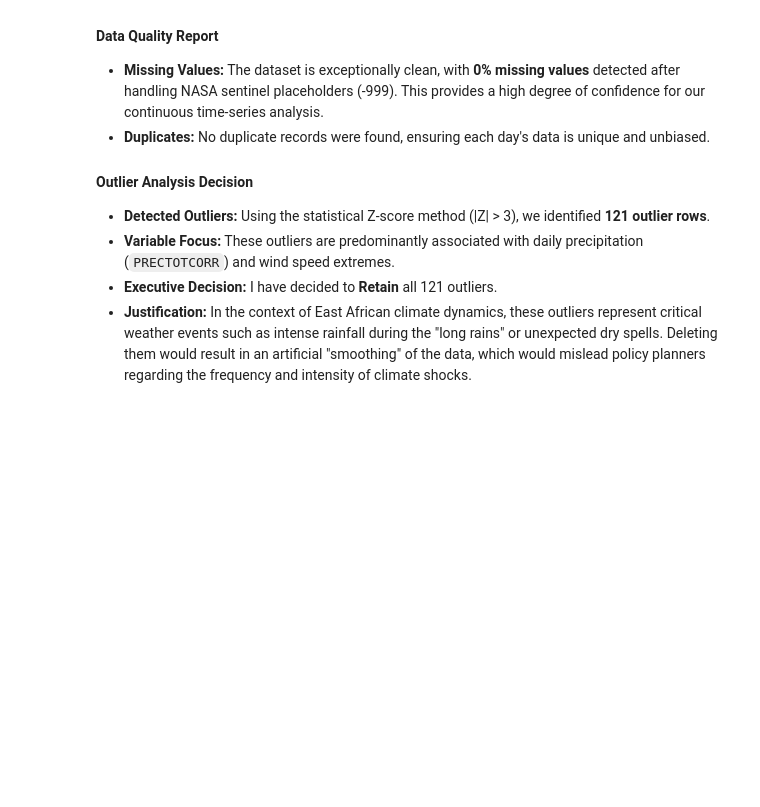
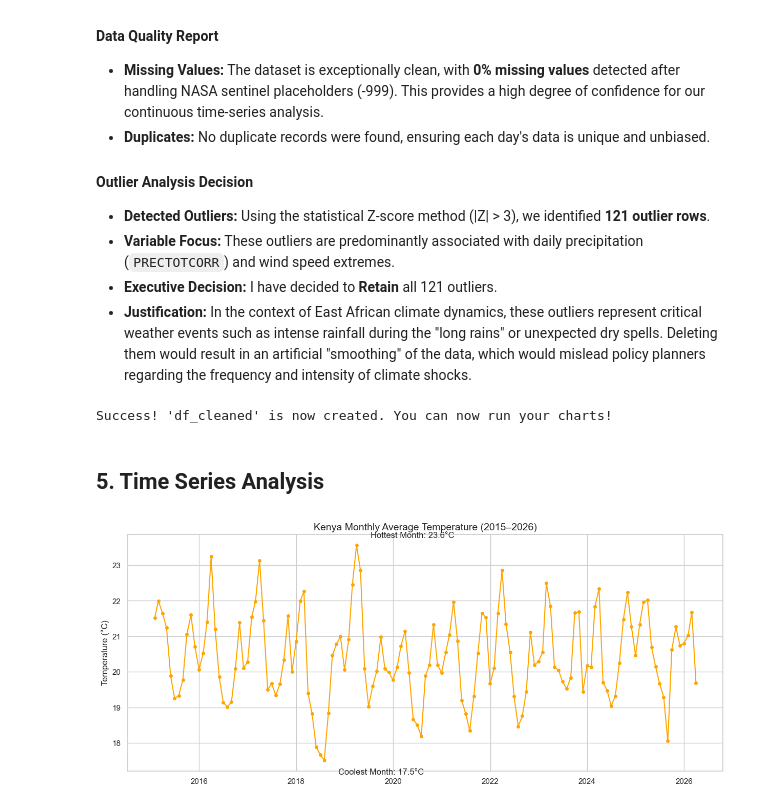
Before and after one commit to SimretAbebe/climate-challenge-week0, a Jupyter notebook: notebooks/kenya_eda.ipynb, the cells around one changed output. Drawn from its saved outputs; the diff is of its cells as text; code cells hidden in the pictures; blank space fills up the shorter version.

Commit message:
docs: add time series visualizations and interpretation for Kenya

```diff
--- a/notebooks/kenya_eda.ipynb
+++ b/notebooks/kenya_eda.ipynb
@@ -143,3 +145,38 @@ Total outlier rows detected in Kenya: 121
 - **Variable Focus:** These outliers are predominantly associated with daily precipitation (`PRECTOTCORR`) and wind speed extremes.
 - **Executive Decision:** I have decided to **Retain** all 121 outliers.
 - **Justification:** In the context of East African climate dynamics, these outliers represent critical weather events such as intense rainfall during the "long rains" or unexpected dry spells. Deleting them would result in an artificial "smoothing" of the data, which would mislead policy planners regarding the frequency and intensity of climate shocks.
+# %%
+# This line creates the 'df_cleaned' box that my chart is looking for
+df_cleaned = df.ffill()
+
+# This line saves my hard work to a file
+df_cleaned.to_csv('../data/kenya_clean.csv', index=False)
+
+print("Success! 'df_cleaned' is now created. You can now run your charts!")
+# %% [output]
+Success! 'df_cleaned' is now created. You can now run your charts!
+# %% [markdown]
+## 5. Time Series Analysis
+# %%
+# 1. Resample to Monthly Averages - using only numeric columns
+monthly_df = df_cleaned.resample('ME', on='Date').mean(numeric_only=True)
+
+# 2. Setup the Plot
+plt.figure(figsize=(15, 6))
+plt.plot(monthly_df.index, monthly_df['T2M'], color='orange', marker='o', linestyle='-', markersize=4)
+
+# 3. Highlight the peaks and valleys
+warmest = monthly_df.loc[monthly_df['T2M'].idxmax()]
+coolest = monthly_df.loc[monthly_df['T2M'].idxmin()]
+
+plt.annotate(f"Hottest Month: {warmest['T2M']:.1f}°C", xy=(warmest.name, warmest['T2M']),
+             xytext=(20, 10), textcoords='offset points', arrowprops=dict(arrowstyle='->'))
+
+plt.annotate(f"Coolest Month: {coolest['T2M']:.1f}°C", xy=(coolest.name, coolest['T2M']),
+             xytext=(20, -20), textcoords='offset points', arrowprops=dict(arrowstyle='->'))
+
+plt.title('Kenya Monthly Average Temperature (2015–2026)', fontsize=14)
+plt.ylabel('Temperature (°C)')
+plt.show()
+# %% [output]
+[figure, added]
```
Also changed, not shown: parts of 3 cells of this notebook.
